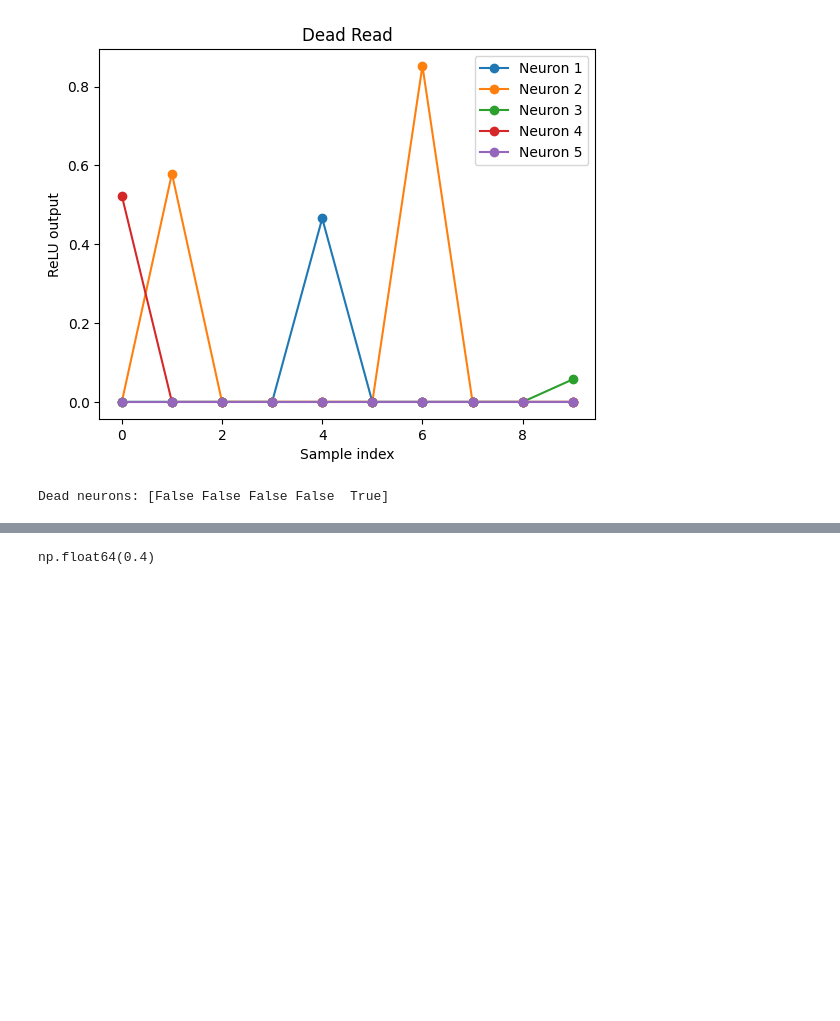
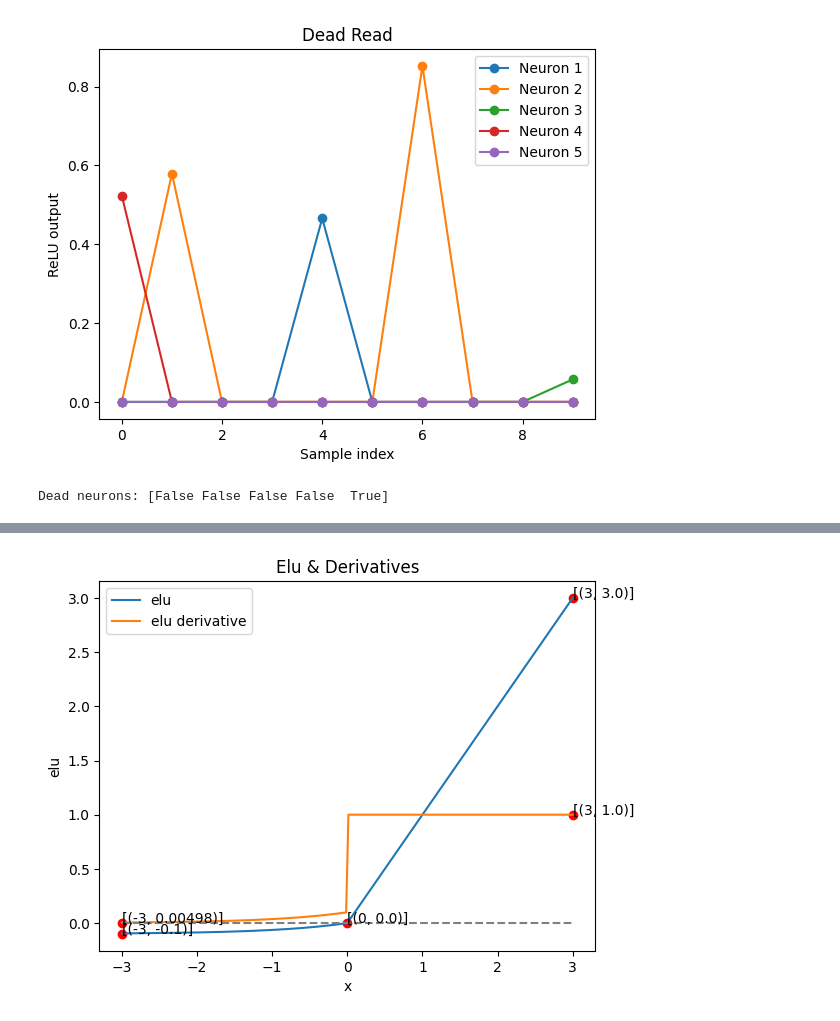
Before and after one commit to smsm8898/scratch, a Jupyter notebook: notebooks/activations.ipynb, the cells around one changed output, grey strips where cells are left out. Cells and saved outputs as stored; diff of their text form; code cells hidden in the pictures; blank space fills up the shorter version.

```diff
--- a/notebooks/activations.ipynb
+++ b/notebooks/activations.ipynb
@@ -368,3 +372,36 @@ Leaky ReLU 활성화 비율: 1.00
 # %%
+from src.activations import elu
+
+xmin = -3
+xmax = 3
+alpha = 0.1
+
+x = np.linspace(xmin, xmax, num=200)
+y = elu.func(x, alpha)
+y_grad = elu.derivative(x, alpha)
+
+points = [
+    [0, np.round(elu.func(0, alpha), 2)],
+    [xmin, np.round(elu.func(xmin, alpha), 2)],
+    [xmax, np.round(elu.func(xmax, alpha), 2)],
+    [xmin, np.round(elu.derivative(xmin, alpha), 5)],
+    [xmax, np.round(elu.derivative(xmax, alpha), 2)],
+]
+
+plt.plot(x, y, label=elu.name)
+plt.plot(x, y_grad, label=f"{elu.name} derivative")
+plt.hlines(y=0, xmin=xmin, xmax=xmax, colors="gray", linestyles="--")
+
+for point in points:
+    x, y = point[0], point[1]
+    plt.scatter(x=x, y=y, color="red")
+    plt.text(x=x, y=y, s=f"[{x, y.item()}]")
+
+plt.title(f"{elu.name.capitalize()} & Derivatives")
+plt.xlabel("x")
+plt.ylabel(elu.name)
+plt.legend()
+plt.show()
+plt.close()
 # %% [output]
-np.float64(0.4)
+[figure, added]
```
Also changed, not shown: parts of 14 cells of this notebook.
